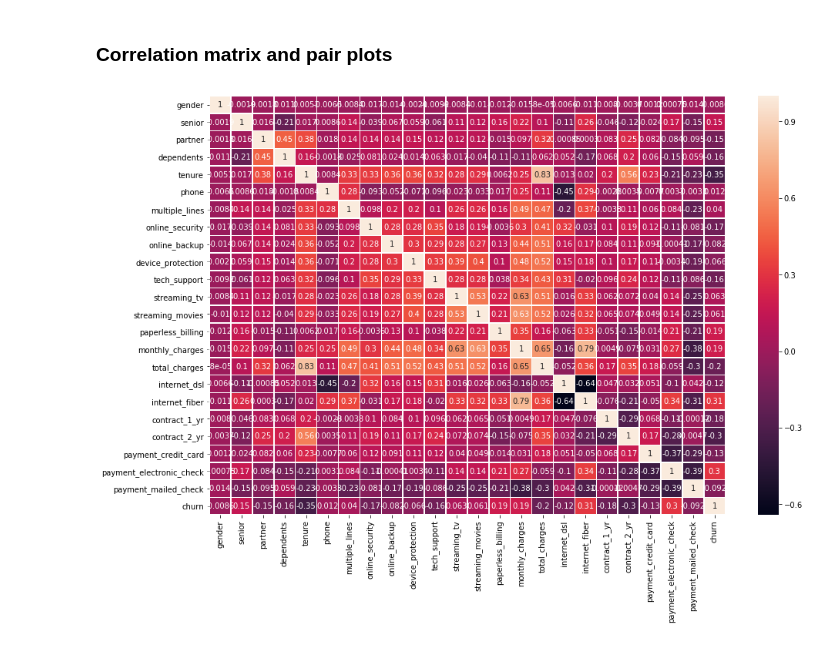
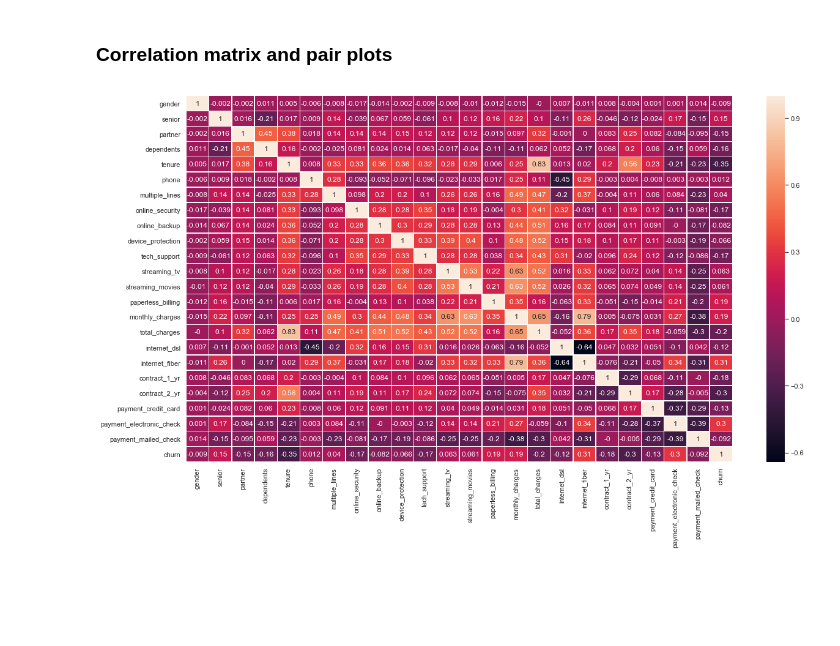
Before and after one commit to akshaysundar3/telco_prediction, a Jupyter notebook: eda_preproc.ipynb, the cells around one changed output. Cells and saved outputs as stored; diff of their text form; code cells hidden in the pictures; blank space fills up the shorter version.

```diff
--- a/eda_preproc.ipynb
+++ b/eda_preproc.ipynb
@@ -293,0 +292,3 @@ plt.show()
+# %%
+sns.set(style="darkgrid")
+ax = sns.countplot(y="churn", data=df)
@@ -348,0 +347,5 @@ The first two principal components explain around 35% of the variance in the dat
+# %%
+sns.set(style="darkgrid")
+gender = sns.countplot(x="gender", hue="churn", data=df)
+gender.set(xticklabels=["Female", "Male"])
+plt.show()
@@ -351,10 +376,10 @@ The first two principal components explain around 35% of the variance in the dat
 # %%
 import seaborn as sns
 
-corr = df.corr()
+corr = round(df.corr(), 3)
 
-fig, ax = plt.subplots(figsize=(15,10))
+fig, ax = plt.subplots(figsize=(20,11))
 sns.heatmap(corr, annot=True, linewidths=.5, ax=ax)
 plt.show()
 # %% [output]
-[figure, old version]
+[figure, new version]
```
Also changed, not shown: parts of 14 cells of this notebook, 2 other files.
